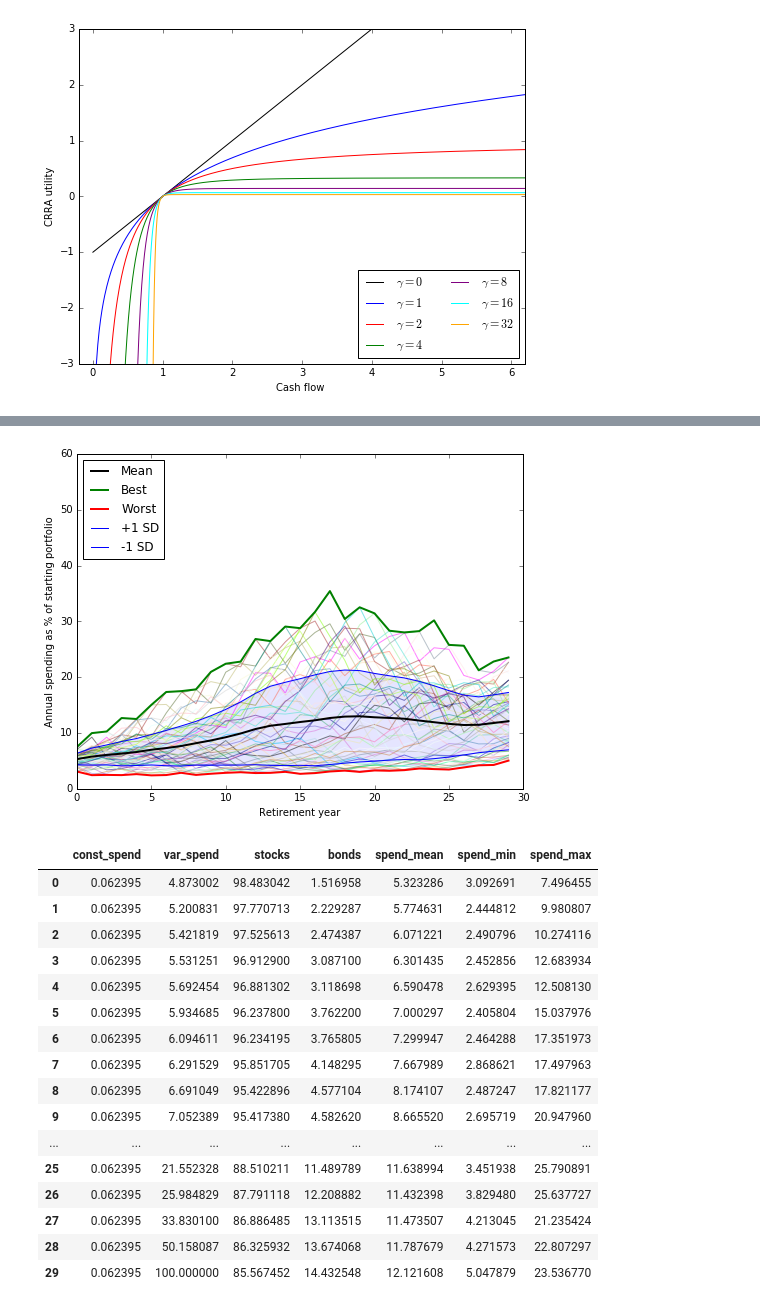
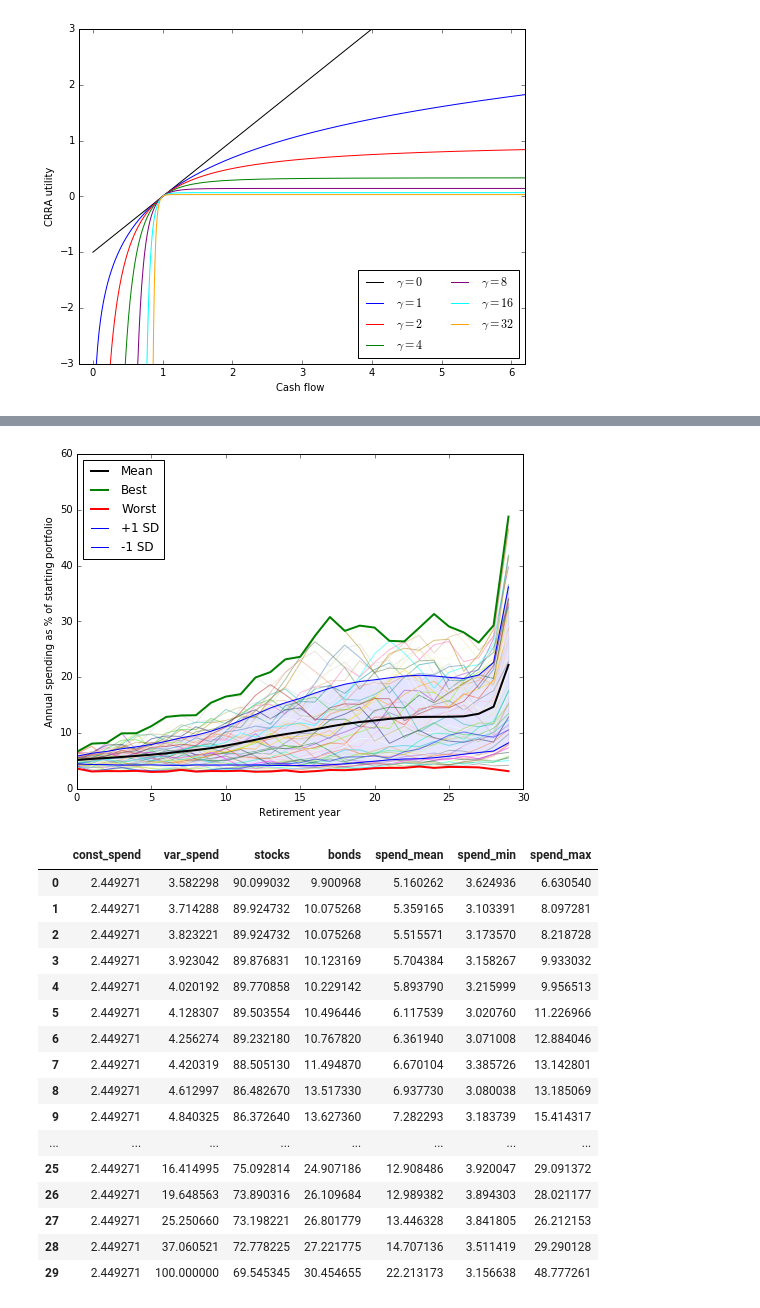
Before and after one commit to druce/safewithdrawal_tensorflow, a Jupyter notebook: Safe Retirement Spending Using Certainty Equivalent Cash Flow and TensorFlow.ipynb, the cells around one changed output, grey strips where cells are left out. Saved outputs shown, nothing was run; the diff lists cells and outputs as text; code cells hidden in the pictures.

```diff
--- a/Safe Retirement Spending Using Certainty Equivalent Cash Flow and TensorFlow.ipynb
+++ b/Safe Retirement Spending Using Certainty Equivalent Cash Flow and TensorFlow.ipynb
@@ -837,7 +839,7 @@ print('%s learning_rate: %.12f steps %d picklefile %s' % (strftime("%H:%M:%S"),
 #print("opening picklefile %s" % picklefile)
 #const_spend, var_spend_pcts, stock_allocations, bond_allocations  = pickle.load( open(picklefile, "rb" ) )
 
-print ("const spend: %f" % const_spend)
+print ("const spend_pct: %f" % const_spend_pct)
 print ("variable spend:")
 print (var_spend_pcts)
 print ("stock allocation:" )
@@ -847,7 +849,7 @@ model = SafeWithdrawalModel(returns_list = [real_stocks, real_bonds],
                             names_list = ["stocks","bonds"],
                             allocations_list = [stock_allocations, bond_allocations],
                             start_val = 100.0,
-                            const_spend = const_spend,
+                            const_spend_pct = const_spend_pct,
                             var_spend_pcts = var_spend_pcts,
                             gamma = gamma,
                             survival=None
@@ -1068,7 +1078,7 @@ plt.legend(loc="lower right", ncol=2, bbox_to_anchor=[1, 0])
 # %%
 # gamma = 0
 
-const_spend = 0.000000
+const_spend_pct = 0.000000
 var_spend_pcts = pd.Series([0.0, 0.0, 0.0, 0.0, 0.0, 0.0, 0.0, 0.0, 0.0, 0.0, 0.0, 0.0, 0.0, 0.0, 0.0, 0.0, 0.0, 0.0, 0.0, 0.0, 0.0, 0.0, 0.0, 0.0, 0.0, 0.0, 0.0, 0.0, 0.0, 1.0])
 stock_allocations = pd.Series([1.0, 1.0, 1.0, 1.0, 1.0, 1.0, 1.0, 1.0, 1.0, 1.0, 1.0, 1.0, 1.0, 1.0, 1.0, 1.0, 1.0, 1.0, 1.0, 1.0, 1.0, 1.0, 1.0, 1.0, 1.0, 1.0, 1.0, 1.0, 1.0, 1.0])
 
@@ -1076,7 +1086,7 @@ model = SafeWithdrawalModel(returns_list = [real_stocks, real_bonds],
                             names_list = ["stocks","bonds"],
                             allocations_list = [stock_allocations, bond_allocations],
                             start_val = 100.0,
-                            const_spend = const_spend,
+                            const_spend_pct = const_spend_pct,
                             var_spend_pcts = var_spend_pcts,
                             gamma = 0.0,
                             survival=None
@@ -1151,17 +1161,17 @@ df_summary[cols]
 # %%
 # gamma = 1
-#Objective: 9.3197835039548
+#Objective: 9.308091
 
-const_spend = 0.031171
+const_spend_pct = 0.000210991438
+var_spend_pcts = pd.Series([0.033091538348404496, 0.034238168285506382, 0.035469702440122583, 0.036794378152860914, 0.038221756778048857, 0.03976288047503998, 0.041430947662087859, 0.043242686669740876, 0.045216839687742649, 0.047378561748440171, 0.04975812222825144, 0.052387429460561782, 0.055309651974463532, 0.058579229736857016, 0.062260304236144169, 0.066431027576827867, 0.071195216736901532, 0.076691471776952069, 0.083104783014253336, 0.090686442187799754, 0.099783243431139951, 0.11089638349654848, 0.12478101422016996, 0.14262272988447125, 0.16639735490582469, 0.19966642400185314, 0.24955549906491153, 0.33270239606716523, 0.49854063104140045, 1.0])
+stock_allocations = pd.Series([0.99999999932534844, 0.99997650919314807, 0.99995061726681489, 0.99992473029357398, 0.99933647980151297, 0.99915824051192981, 0.99801222176142057, 0.9979130315525, 0.99767125200215423, 0.99762089448679248, 0.99748512848933513, 0.99744284142382889, 0.99734447386668101, 0.99709686697171851, 0.99700226658406843, 0.99670993806194219, 0.99638045411265985, 0.99628135924967531, 0.99610184313223671, 0.99588814803982129, 0.99574876269478818, 0.99557475808121887, 0.99508658081662371, 0.99501534744474973, 0.99468563684794653, 0.98122175151927205, 0.97403705686938635, 0.9563148825731429, 0.93175496886826248, 0.91435187362375314])
 
-var_spend_pcts = pd.Series([0.033031715082124893, 0.034179658923378056, 0.035413235673810203, 0.03674041861668869, 0.038170522767858685, 0.039714318485430097, 0.041384780016445105, 0.043198654605266659, 0.045174497287581369, 0.047337726241673178, 0.049718885196671697, 0.052349339898335248, 0.05527231487699432, 0.058542485334810268, 0.062223822202370035, 0.066393675531524268, 0.071154938924494274, 0.076645922264574853, 0.083051431231744757, 0.090624657670722322, 0.099713290522915235, 0.11081878154864604, 0.12469530025942732, 0.14253675149889414, 0.16632259898937693, 0.19961900493553258, 0.24956175256190519, 0.33278703965562378, 0.49873317722521254, 1.000000000])
-stock_allocations = pd.Series([0.99997992186395857, 0.99997829495822088, 0.99997772801721752, 0.99997739871117364, 0.999981881805168, 0.99997168753575605, 0.99998297109656353, 0.99997718621226794, 0.99995206407097303, 0.99993387591616201, 0.99991562318746663, 0.99989638853120155, 0.99987202763403471, 0.99986392544055869, 0.99985827635323554, 0.99985583354131069, 0.99981745777551367, 0.99980538100009697, 0.99977354919295003, 0.99968776769934442, 0.99963126320848172, 0.99956977316432905, 0.99943095802616133, 0.99939580691208751, 0.99922584340950216, 0.98242971040593718, 0.97558375257576069, 0.95743881935199782, 0.9327435399245898, 0.91540890472708358])
 
 model = SafeWithdrawalModel(returns_list = [real_stocks, real_bonds],
                             names_list = ["stocks","bonds"],
                             allocations_list = [stock_allocations, bond_allocations],
                             start_val = 100.0,
-                            const_spend = const_spend,
+                            const_spend_pct = const_spend_pct,
                             var_spend_pcts = var_spend_pcts,
                             gamma = 1.0,
                             survival=None
@@ -1236,17 +1246,18 @@ df_summary[cols]
 # %%
 # gamma = 2
 
-#Objective: 7.203952
+#Objective: 7.230120
 
-const_spend = 0.046854624598
-var_spend_pcts = pd.Series([0.047728264432767613, 0.049411586294458174, 0.050928730122509078, 0.052344059676851309, 0.053732462146116412, 0.055217497823138666, 0.056941428407520825, 0.058930575848900338, 0.061336975451643787, 0.064041651590614299, 0.06682753017916232, 0.070015470233890598, 0.073482705866412062, 0.076908841885018162, 0.080315624573920857, 0.084248536285915637, 0.089148601519763754, 0.095047696579182661, 0.10188621415545694, 0.10924998386213798, 0.11753781748010764, 0.12760941026239583, 0.14057616911360005, 0.15671714345938417, 0.17824144932079172, 0.20888271848116302, 0.25566892685213716, 0.33619449575112598, 0.50043350250247753, 1.000000000])
-stock_allocations = pd.Series([0.99711355898839182, 0.99185701715221553, 0.99185701715220687, 0.98948774204807233, 0.98804540916535932, 0.98050079038519222, 0.97838578028389156, 0.97570008842349965, 0.96829250940421685, 0.96617128141912056, 0.96431002414689537, 0.96114519866116632, 0.96040289451991445, 0.95545525944604093, 0.94576492604012397, 0.94367216489810268, 0.93893019681658063, 0.93669535102064716, 0.9364792192199255, 0.92797207023216266, 0.92732340472916697, 0.92640611763229774, 0.92378045399910658, 0.92361726501803854, 0.92237182045552468, 0.91465926097427197, 0.90751802261070524, 0.89860934516344027, 0.89319891609596413, 0.8756356436940772])
+const_spend_pct = 0.006552359828
+var_spend_pcts = pd.Series([0.041730024402890566, 0.043065661775852866, 0.044391859946043943, 0.045730451371253651, 0.047022828403193398, 0.048346866327377003, 0.049969264212973291, 0.051772635011949494, 0.05382839843224467, 0.056194124040523201, 0.058647484414506394, 0.06143028962695303, 0.064438057067813803, 0.067655084992104958, 0.071016163034777993, 0.074807915407081427, 0.079533582161419869, 0.085078908498149891, 0.09164191452057574, 0.098991605783537245, 0.10762596446928538, 0.1181260827463371, 0.13165717577334701, 0.14864817522922197, 0.17083707810822416, 0.20167776412397839, 0.24746723938973431, 0.3251238352754548, 0.48334000628762291, 1.0])
+stock_allocations = pd.Series([0.99137370662471014, 0.98885347259020207, 0.98853264161916254, 0.98853257445991738, 0.98847099025009511, 0.98763370124193195, 0.97895605170774602, 0.97330764281199877, 0.96246002128072339, 0.96125477204232757, 0.96085750458951302, 0.95759460178043521, 0.95712378711789459, 0.95644465293001812, 0.94827631607872276, 0.94396957164989337, 0.93482244452266527, 0.9300384810033242, 0.92896258131175136, 0.9224433900888569, 0.91973544692376408, 0.91795790706642699, 0.91245135719063097, 0.91198470368965467, 0.90512751404269731, 0.89667381039145544, 0.88861859118301045, 0.87911696311267362, 0.86560988451804433, 0.84595260055443988])
+
 
 model = SafeWithdrawalModel(returns_list = [real_stocks, real_bonds],
                             names_list = ["stocks","bonds"],
                             allocations_list = [stock_allocations, bond_allocations],
                             start_val = 100.0,
-                            const_spend = const_spend,
+                            const_spend_pct = const_spend_pct,
                             var_spend_pcts = var_spend_pcts,
                             gamma = 2.0,
                             survival=None
@@ -1323,16 +1334,17 @@ df_summary[cols]
 # %%
 # gamma = 4
-#Objective: 5.542043
+#Objective: 5.653304
 
-const_spend = 0.062394818590
-var_spend_pcts = pd.Series([0.048730017411681981, 0.052008310068007907, 0.054218193590686803, 0.055312510831961072, 0.05692453529569181, 0.059346850704198942, 0.060946112437266921, 0.062915293825371824, 0.066910490847796711, 0.070523890712361842, 0.074071743670764315, 0.078407393759707497, 0.083816486978216462, 0.087649497384592573, 0.090666848258244878, 0.09516947034014607, 0.10018529958488882, 0.10723772404790377, 0.11502346628583779, 0.12290203018621258, 0.12976582756950256, 0.13907927847917723, 0.15173726025749013, 0.16591027751436746, 0.18646105551063419, 0.21552328379408389, 0.25984829312381236, 0.33830099662564217, 0.50158087213236147, 1.0000000001165821])
-stock_allocations = pd.Series([0.98483041858618714, 0.97770712573282248, 0.97525612643584925, 0.9691289957653666, 0.96881302159684457, 0.96237799840558991, 0.96234194683263252, 0.95851705138673715, 0.95422896281588088, 0.95417380209558689, 0.9541536262809267, 0.95136146540864797, 0.95015346534484879, 0.94863300656047456, 0.93975410613038846, 0.93725390691100396, 0.93177292466854633, 0.92676214815504188, 0.91778513469130074, 0.91050570402803632, 0.90965214873288602, 0.90836304468480333, 0.90502808487792075, 0.8953285399227876, 0.89332014954909367, 0.8851021144470862, 0.87791118448773353, 0.86886484784575391, 0.86325931670778011, 0.85567452029220781])
+const_spend_pct = 0.013135043394
+var_spend_pcts = pd.Series([0.035822978028495614, 0.037142880037028099, 0.038232214787301988, 0.039230415975672818, 0.040201921370750057, 0.04128306632974512, 0.042562738008764228, 0.044203187483426658, 0.04612997210464486, 0.048403252082914246, 0.050913960441316269, 0.053804872403093118, 0.056961354837341847, 0.059937273709488398, 0.062775232619198637, 0.066025078674551443, 0.070108404481856915, 0.075376643015682129, 0.081397919560765669, 0.087812983760457097, 0.094573649661557693, 0.10292659618285707, 0.11353980019663899, 0.12569730816023159, 0.14198879320676885, 0.16414995001568367, 0.19648563495632851, 0.25250659931593217, 0.3706052129208936, 1.0])
+stock_allocations = pd.Series([0.90099032199651863, 0.89924731857030904, 0.89924731828348214, 0.89876830969341182, 0.89770857617754174, 0.89503554351652825, 0.89232180232291247, 0.88505129512940295, 0.8648266951006971, 0.86372639925213479, 0.85995907966929552, 0.85302430311396027, 0.85289466074670783, 0.85270233833392206, 0.85157005570710653, 0.84601302356094343, 0.83930541580936513, 0.83354308642897557, 0.82595372913293841, 0.82174793960063786, 0.80903946044432207, 0.80583306771707164, 0.79764354604204957, 0.79580225813480721, 0.75787634532529125, 0.75092813511924261, 0.73890315821297692, 0.73198221026156862, 0.72778224605194297, 0.69545344502127571])
+
 
 model = SafeWithdrawalModel(returns_list = [real_stocks, real_bonds],
                             names_list = ["stocks","bonds"],
                             allocations_list = [stock_allocations, bond_allocations],
                             start_val = 100.0,
-                            const_spend = const_spend,
+                            const_spend_pct = const_spend_pct,
                             var_spend_pcts = var_spend_pcts,
                             gamma = 4.0,
                             survival=None
@@ -1391,21 +1403,21 @@ df_summary[cols]
-[figure, old version]
+[figure, new version]
 |  | const_spend | var_spend | stocks | bonds | spend_mean | spend_min | spend_max |
-| 0 | 0.062395 | 4.873002 | 98.483042 | 1.516958 | 5.323286 | 3.092691 | 7.496455 |
-| 1 | 0.062395 | 5.200831 | 97.770713 | 2.229287 | 5.774631 | 2.444812 | 9.980807 |
-| 2 | 0.062395 | 5.421819 | 97.525613 | 2.474387 | 6.071221 | 2.490796 | 10.274116 |
-| 3 | 0.062395 | 5.531251 | 96.912900 | 3.087100 | 6.301435 | 2.452856 | 12.683934 |
-| 4 | 0.062395 | 5.692454 | 96.881302 | 3.118698 | 6.590478 | 2.629395 | 12.508130 |
-| 5 | 0.062395 | 5.934685 | 96.237800 | 3.762200 | 7.000297 | 2.405804 | 15.037976 |
-| 6 | 0.062395 | 6.094611 | 96.234195 | 3.765805 | 7.299947 | 2.464288 | 17.351973 |
-| 7 | 0.062395 | 6.291529 | 95.851705 | 4.148295 | 7.667989 | 2.868621 | 17.497963 |
-| 8 | 0.062395 | 6.691049 | 95.422896 | 4.577104 | 8.174107 | 2.487247 | 17.821177 |
-| 9 | 0.062395 | 7.052389 | 95.417380 | 4.582620 | 8.665520 | 2.695719 | 20.947960 |
+| 0 | 2.449271 | 3.582298 | 90.099032 | 9.900968 | 5.160262 | 3.624936 | 6.630540 |
+| 1 | 2.449271 | 3.714288 | 89.924732 | 10.075268 | 5.359165 | 3.103391 | 8.097281 |
+| 2 | 2.449271 | 3.823221 | 89.924732 | 10.075268 | 5.515571 | 3.173570 | 8.218728 |
+| 3 | 2.449271 | 3.923042 | 89.876831 | 10.123169 | 5.704384 | 3.158267 | 9.933032 |
+| 4 | 2.449271 | 4.020192 | 89.770858 | 10.229142 | 5.893790 | 3.215999 | 9.956513 |
+| 5 | 2.449271 | 4.128307 | 89.503554 | 10.496446 | 6.117539 | 3.020760 | 11.226966 |
+| 6 | 2.449271 | 4.256274 | 89.232180 | 10.767820 | 6.361940 | 3.071008 | 12.884046 |
+| 7 | 2.449271 | 4.420319 | 88.505130 | 11.494870 | 6.670104 | 3.385726 | 13.142801 |
+| 8 | 2.449271 | 4.612997 | 86.482670 | 13.517330 | 6.937730 | 3.080038 | 13.185069 |
+| 9 | 2.449271 | 4.840325 | 86.372640 | 13.627360 | 7.282293 | 3.183739 | 15.414317 |
 | ... | ... | ... | ... | ... | ... | ... | ... |
-| 25 | 0.062395 | 21.552328 | 88.510211 | 11.489789 | 11.638994 | 3.451938 | 25.790891 |
-| 26 | 0.062395 | 25.984829 | 87.791118 | 12.208882 | 11.432398 | 3.829480 | 25.637727 |
-| 27 | 0.062395 | 33.830100 | 86.886485 | 13.113515 | 11.473507 | 4.213045 | 21.235424 |
-| 28 | 0.062395 | 50.158087 | 86.325932 | 13.674068 | 11.787679 | 4.271573 | 22.807297 |
-| 29 | 0.062395 | 100.000000 | 85.567452 | 14.432548 | 12.121608 | 5.047879 | 23.536770 |
+| 25 | 2.449271 | 16.414995 | 75.092814 | 24.907186 | 12.908486 | 3.920047 | 29.091372 |
+| 26 | 2.449271 | 19.648563 | 73.890316 | 26.109684 | 12.989382 | 3.894303 | 28.021177 |
+| 27 | 2.449271 | 25.250660 | 73.198221 | 26.801779 | 13.446328 | 3.841805 | 26.212153 |
+| 28 | 2.449271 | 37.060521 | 72.778225 | 27.221775 | 14.707136 | 3.511419 | 29.290128 |
+| 29 | 2.449271 | 100.000000 | 69.545345 | 30.454655 | 22.213173 | 3.156638 | 48.777261 |
 # %%
 # gamma = 6
 
```
Also changed, not shown: parts of 14 cells of this notebook.
